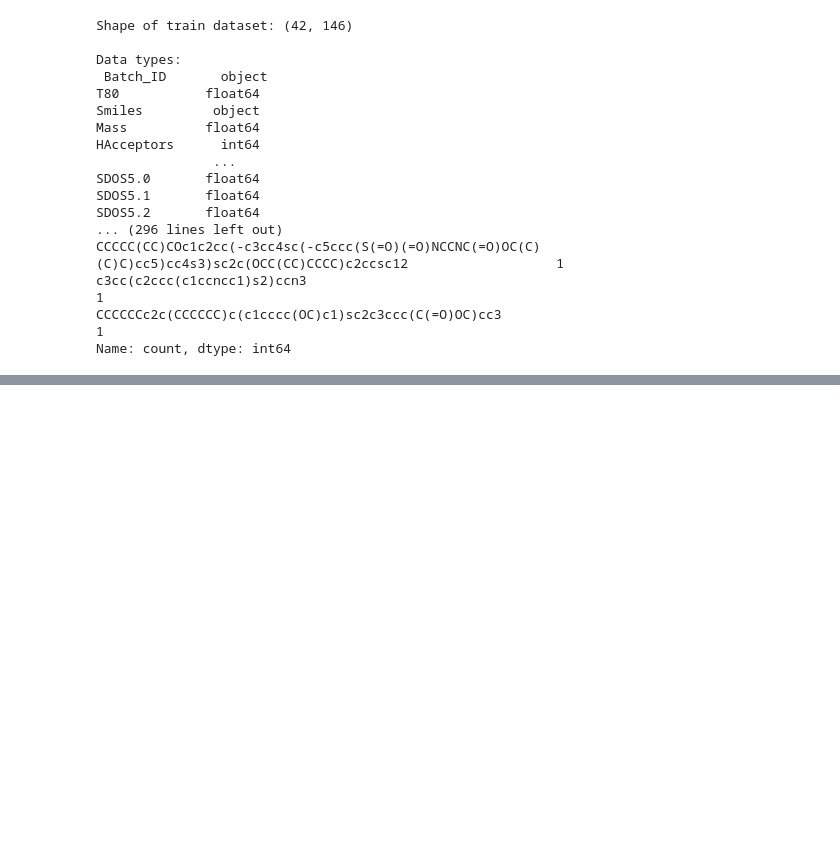
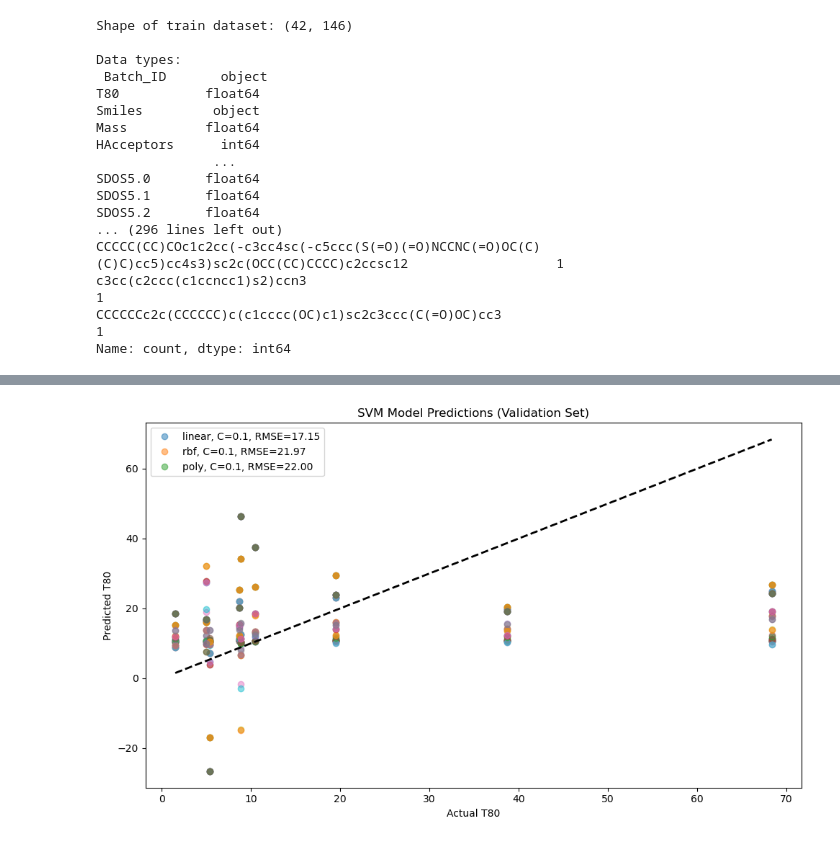
Before and after one commit to motagfr/molecular-machine-learning-kaggle, a Jupyter notebook: Molecular model.ipynb, the cells around one changed output, grey strips where cells are left out. Saved outputs shown, nothing was run; the diff lists cells and outputs as text; code cells hidden in the pictures; blank space fills up the shorter version.

```diff
--- a/Molecular model.ipynb
+++ b/Molecular model.ipynb
@@ -200,0 +205,9 @@ dtype: float64
+# %%
+# Remove object type features from train and test datasets
+object_cols = train.select_dtypes(include=['object']).columns
+train_no_obj = train.drop(columns=object_cols)
+test_no_obj = test.drop(columns=object_cols)
+
+print("Removed object type features:", list(object_cols))
+print("train_no_obj columns:", train_no_obj.columns.tolist())
+print("test_no_obj columns:", test_no_obj.columns.tolist())
@@ -200,0 +253,83 @@ dtype: float64
+# %%
+from sklearn.svm import SVR
+from sklearn.model_selection import GridSearchCV
+from sklearn.metrics import mean_squared_error
+import pandas as pd
+import numpy as np
+from sklearn.model_selection import train_test_split
+
+import matplotlib.pyplot as plt
+
+# Prepare data
+X = X_svm_processed
+y = y_svm_full
+
+# Split for validation
+X_train, X_val, y_train, y_val = train_test_split(X, y, test_size=0.2, random_state=42)
+
+# Define parameter grid for SVR
+param_grid = {
+    'kernel': ['linear', 'rbf', 'poly'],
+    'C': [0.1, 1, 10, 100],
+    'gamma': ['scale', 'auto'],
+    'degree': [2, 3]  # Only relevant for 'poly' kernel
+}
+
+# Grid search with cross-validation
+svr = SVR()
+grid_search = GridSearchCV(svr, param_grid, cv=3, scoring='neg_root_mean_squared_error', n_jobs=-1, refit=True)
+grid_search.fit(X_train, y_train)
+
+# Collect results
+results = pd.DataFrame(grid_search.cv_results_)
+
+# Predict on validation set with each parameter set and visualize
+plt.figure(figsize=(10, 6))
+for i, params in enumerate(results['params']):
+    model = SVR(**params)
+    model.fit(X_train, y_train)
+    y_pred = model.predict(X_val)
+    rmse = np.sqrt(mean_squared_error(y_val, y_pred))
+    plt.plot(y_val.values, y_pred, 'o', label=f"{params['kernel']}, C={params['C']}, RMSE={rmse:.2f}" if i < 3 else None, alpha=0.5)
+
+plt.plot([y_val.min(), y_val.max()], [y_val.min(), y_val.max()], 'k--', lw=2)
+plt.xlabel('Actual T80')
+plt.ylabel('Predicted T80')
+plt.title('SVM Model Predictions (Validation Set)')
+plt.legend()
+plt.tight_layout()
+plt.show()
+
+# Best model and its parameters
+best_model = grid_search.best_estimator_
+best_params = grid_search.best_params_
+print("Best SVM model parameters:", best_params)
+
+# Predict and print T80 values
+y_pred_best = best_model.predict(X_val)
+print("Actual T80 values:\n", y_val.values)
+print("Predicted T80 values (Best SVM):\n", y_pred_best)
+
+# Feature importance
+if best_params['kernel'] == 'linear':
+    importances = np.abs(best_model.coef_[0])
+    feature_importances = pd.Series(importances, index=X.columns).sort_values(ascending=False)
+    print("\nMost predictive features (linear kernel):")
+    print(feature_importances.head(10))
+    feature_importances.head(10).plot(kind='bar')
+    plt.title('Top 10 SVM Feature Importances (Linear Kernel)')
+    plt.ylabel('Absolute Coefficient')
+    plt.xlabel('Feature')
+    plt.tight_layout()
+    plt.show()
+else:
+    print("\nFeature importances are not directly available for non-linear SVM kernels.")
+
+# Final summary
+print("\nBest model parameters:", best_params)
+if best_params['kernel'] == 'linear':
+    print("Most predictive features:", feature_importances.head(10).index.tolist())
+else:
+    print("Most predictive features: Not available for non-linear kernels.")
+# %% [output]
+[figure, added]
```
Also changed, not shown: parts of 17 cells of this notebook, 7 other files.
